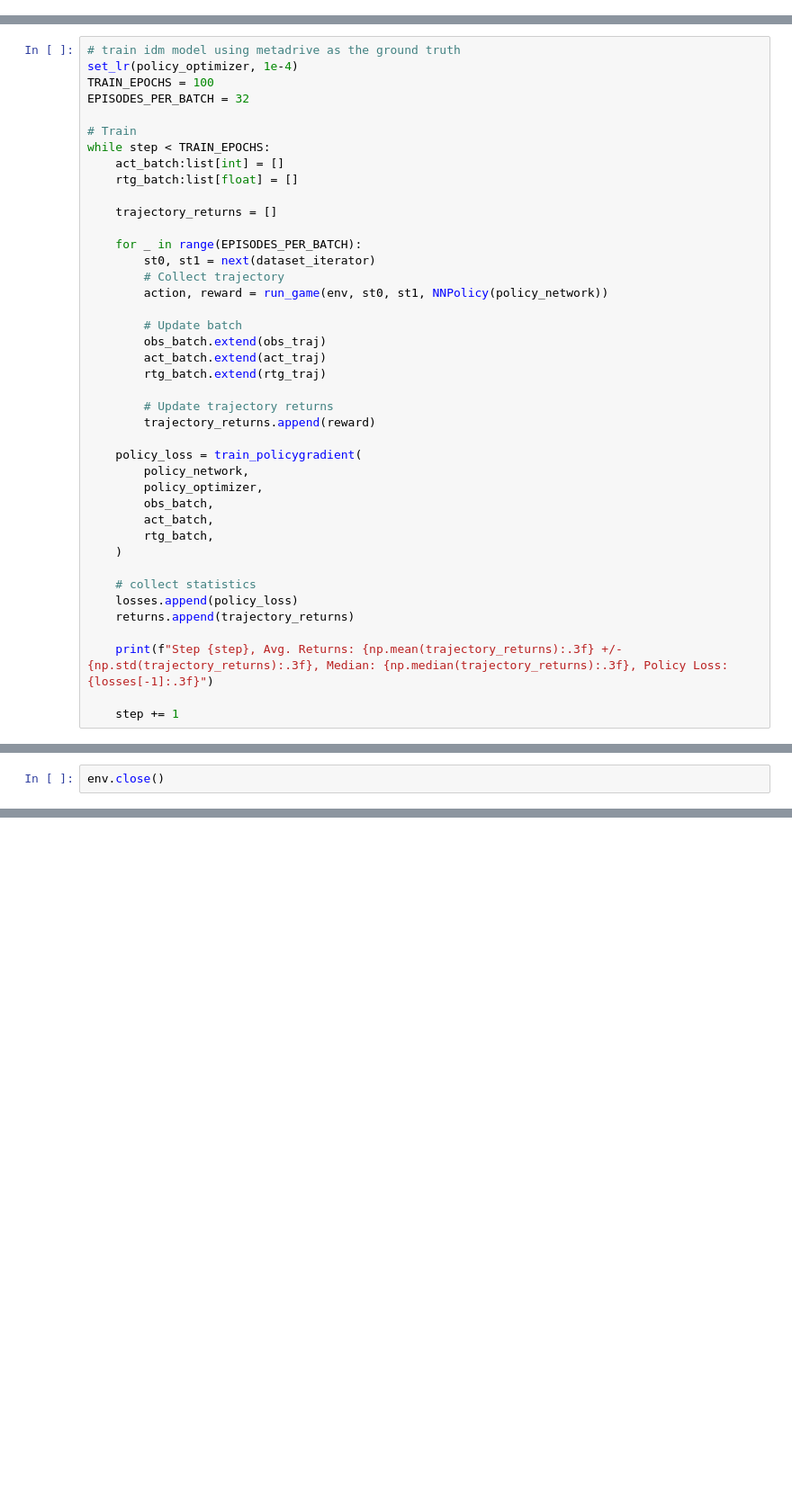
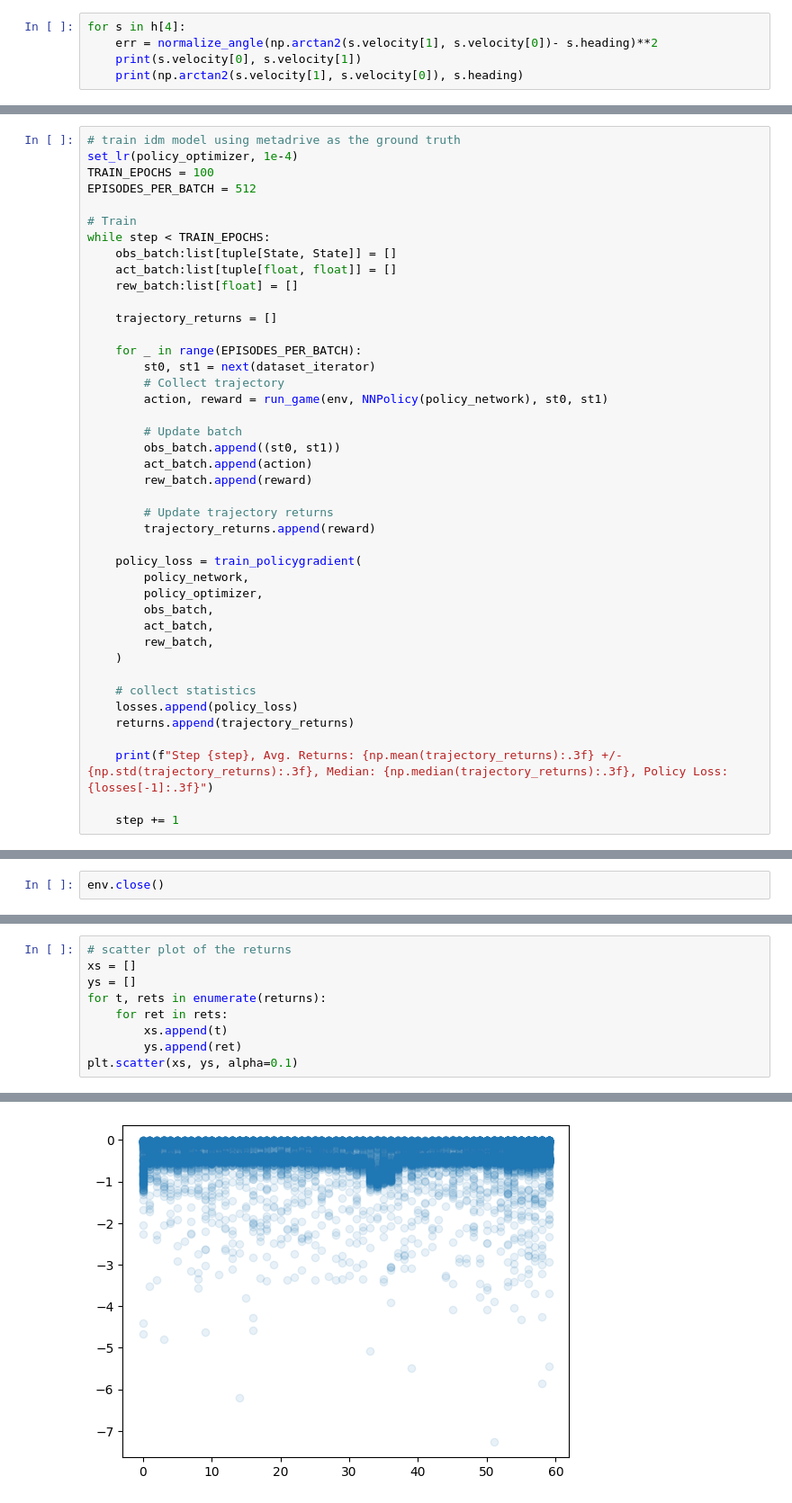
Before and after one commit to pimpale/metadrive-offline-rl-benchmark, a Jupyter notebook: waymo-idm.ipynb, the cells around one changed output, grey strips where cells are left out. Shown: that part at 90% size. Drawn from its saved outputs; the diff is of its cells as text; blank space fills up the shorter version.

```diff
--- a/waymo-idm.ipynb
+++ b/waymo-idm.ipynb
@@ -74,0 +56,5 @@ avg len:  198.4822571262362
+# %%
+for s in h[4]:
+    err = normalize_angle(np.arctan2(s.velocity[1], s.velocity[0])- s.heading)**2
+    print(s.velocity[0], s.velocity[1])
+    print(np.arctan2(s.velocity[1], s.velocity[0]), s.heading)
@@ -278,24 +326,25 @@ env = gym.make("MetaDrive-validation-v0", config={})
 # train idm model using metadrive as the ground truth
 set_lr(policy_optimizer, 1e-4)
 TRAIN_EPOCHS = 100
-EPISODES_PER_BATCH = 32
+EPISODES_PER_BATCH = 512
 
 # Train
 while step < TRAIN_EPOCHS:
-    act_batch:list[int] = []
-    rtg_batch:list[float] = []
+    obs_batch:list[tuple[State, State]] = []
+    act_batch:list[tuple[float, float]] = []
+    rew_batch:list[float] = []
 
     trajectory_returns = []
 
     for _ in range(EPISODES_PER_BATCH):
         st0, st1 = next(dataset_iterator)
         # Collect trajectory
-        action, reward = run_game(env, st0, st1, NNPolicy(policy_network))
+        action, reward = run_game(env, NNPolicy(policy_network), st0, st1)
 
         # Update batch
-        obs_batch.extend(obs_traj)
-        act_batch.extend(act_traj)
-        rtg_batch.extend(rtg_traj)
+        obs_batch.append((st0, st1))
+        act_batch.append(action)
+        rew_batch.append(reward)
 
         # Update trajectory returns
         trajectory_returns.append(reward)
@@ -305,7 +354,7 @@ while step < TRAIN_EPOCHS:
         policy_optimizer,
         obs_batch,
         act_batch,
-        rtg_batch,
+        rew_batch,
     )
 
     # collect statistics
@@ -319,0 +438,10 @@ env.close()
+# %%
+# scatter plot of the returns
+xs = []
+ys = []
+for t, rets in enumerate(returns):
+    for ret in rets:
+        xs.append(t)
+        ys.append(ret)
+plt.scatter(xs, ys, alpha=0.1)
+# %% [output]
@@ -319,0 +449 @@ env.close()
+[figure, added]
```
Also changed, not shown: parts of 18 cells of this notebook, 1 other file.
